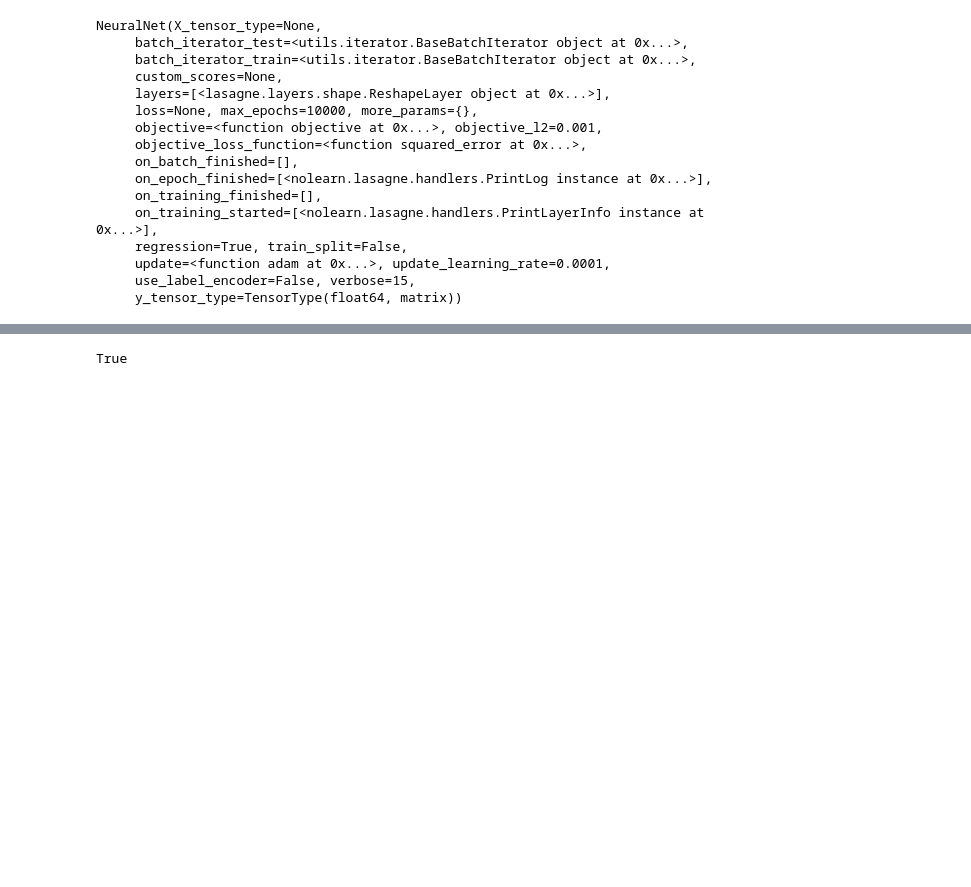
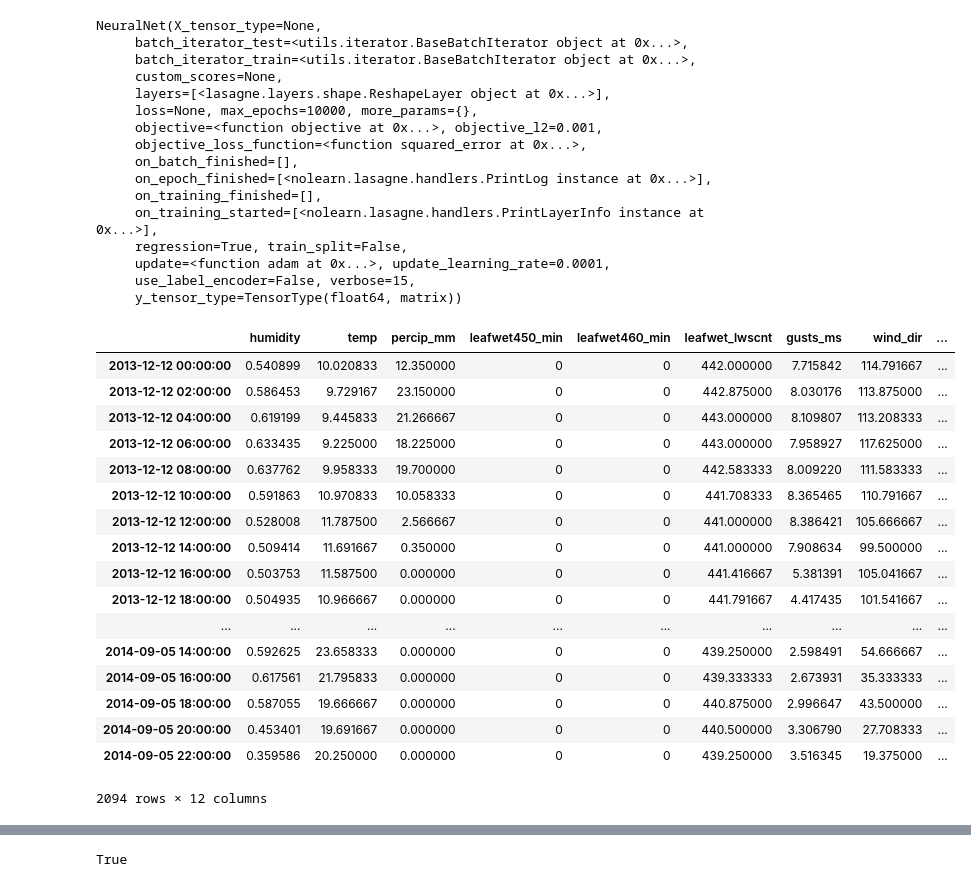
Before and after one commit to cthorey/fognet, a Jupyter notebook: test.ipynb, the cells around one changed output, grey strips where cells are left out. Saved outputs shown, nothing was run; the diff lists cells and outputs as text; code cells hidden in the pictures; blank space fills up the shorter version.

```diff
--- a/test.ipynb
+++ b/test.ipynb
@@ -820,14 +762,24 @@ for i,(Xb,_,mask) in enumerate(batch_iterator_pred.stack_seqs.values()):
         y2[k,mask[k,:]] = y_pred[0][k]
 # %%
 df_pred = batch_iterator_pred.df
-# %%
-final_pred = {}
-df_pred = batch_iterator_pred.df
-for gp,X, p in batch_iterator_pred:
-    mask = p[0].astype('int')
-    ypred = net.predict(X)
-    ypred_reshape = np.zeros(p[1])
-    for k in range(ypred_reshape.shape[0]):
-        ypred_reshape[k,mask[k,:]] = ypred[k,:]
-    final_pred.update(dict(zip(df_pred[df_pred.group==gp].index,np.mean(ypred_reshape,axis=0))))
-final_pred = pd.DataFrame(final_pred.values(),index= final_pred.keys(),columns = ['yield'])
+# %%
+df_pred
+# %% [output]
+|  | humidity | temp | percip_mm | leafwet450_min | leafwet460_min | leafwet_lwscnt | gusts_ms | wind_dir | ... |
+| 2013-12-12 00:00:00 | 0.540899 | 10.020833 | 12.350000 | 0 | 0 | 442.000000 | 7.715842 | 114.791667 | ... |
+| 2013-12-12 02:00:00 | 0.586453 | 9.729167 | 23.150000 | 0 | 0 | 442.875000 | 8.030176 | 113.875000 | ... |
+| 2013-12-12 04:00:00 | 0.619199 | 9.445833 | 21.266667 | 0 | 0 | 443.000000 | 8.109807 | 113.208333 | ... |
+| 2013-12-12 06:00:00 | 0.633435 | 9.225000 | 18.225000 | 0 | 0 | 443.000000 | 7.958927 | 117.625000 | ... |
+| 2013-12-12 08:00:00 | 0.637762 | 9.958333 | 19.700000 | 0 | 0 | 442.583333 | 8.009220 | 111.583333 | ... |
+| 2013-12-12 10:00:00 | 0.591863 | 10.970833 | 10.058333 | 0 | 0 | 441.708333 | 8.365465 | 110.791667 | ... |
+| 2013-12-12 12:00:00 | 0.528008 | 11.787500 | 2.566667 | 0 | 0 | 441.000000 | 8.386421 | 105.666667 | ... |
+| 2013-12-12 14:00:00 | 0.509414 | 11.691667 | 0.350000 | 0 | 0 | 441.000000 | 7.908634 | 99.500000 | ... |
+| 2013-12-12 16:00:00 | 0.503753 | 11.587500 | 0.000000 | 0 | 0 | 441.416667 | 5.381391 | 105.041667 | ... |
+| 2013-12-12 18:00:00 | 0.504935 | 10.966667 | 0.000000 | 0 | 0 | 441.791667 | 4.417435 | 101.541667 | ... |
+| ... | ... | ... | ... | ... | ... | ... | ... | ... | ... |
+| 2014-09-05 14:00:00 | 0.592625 | 23.658333 | 0.000000 | 0 | 0 | 439.250000 | 2.598491 | 54.666667 | ... |
+| 2014-09-05 16:00:00 | 0.617561 | 21.795833 | 0.000000 | 0 | 0 | 439.333333 | 2.673931 | 35.333333 | ... |
+| 2014-09-05 18:00:00 | 0.587055 | 19.666667 | 0.000000 | 0 | 0 | 440.875000 | 2.996647 | 43.500000 | ... |
+| 2014-09-05 20:00:00 | 0.453401 | 19.691667 | 0.000000 | 0 | 0 | 440.500000 | 3.306790 | 27.708333 | ... |
+| 2014-09-05 22:00:00 | 0.359586 | 20.250000 | 0.000000 | 0 | 0 | 439.250000 | 3.516345 | 19.375000 | ... |
+2094 rows × 12 columns
```
Also changed, not shown: parts of 18 cells of this notebook, 10 other files.
